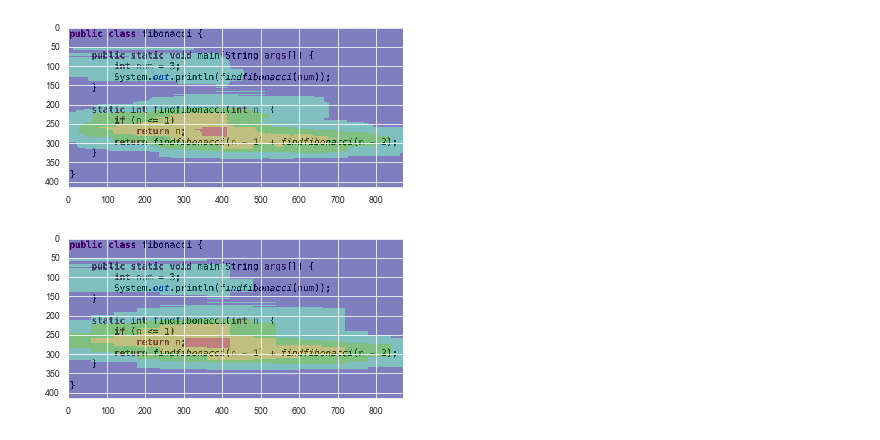
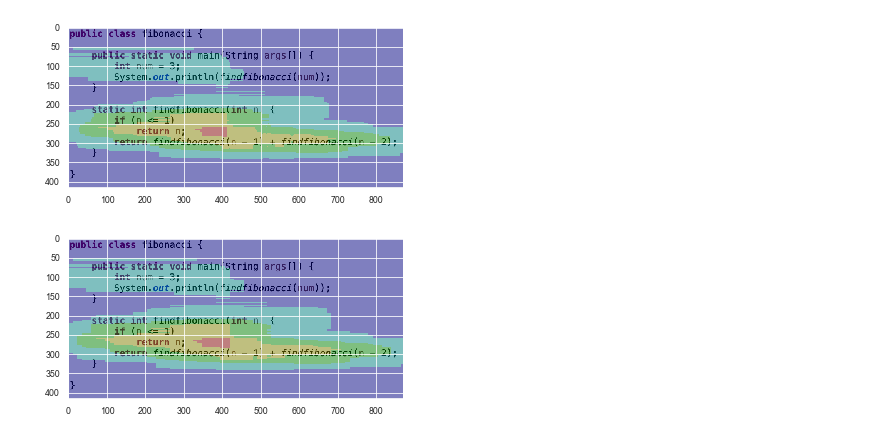
Before and after one commit to brains-on-code/REyeker, a Jupyter notebook: REyeker-DataAnalyses-Python/rEYEker_Pipeline.ipynb, the cells around one changed output. Drawn from its saved outputs; the diff is of its cells as text; code cells hidden in the pictures.

```diff
--- a/REyeker-DataAnalyses-Python/rEYEker_Pipeline.ipynb
+++ b/REyeker-DataAnalyses-Python/rEYEker_Pipeline.ipynb
@@ -762,17 +794,14 @@ How to analyze areas of interests?
 import modules.HeatmapHelpers as heathelpers
 
 treshhold = 0.25
-chunk_width = 60
+chunk_width = 12
 value = 1.0 / treshhold
 upper_limit = 0.2
 
 shape = average_heatmap_array[0].shape[0], average_heatmap_array[0].shape[1]
-width = shape[1]
 
 data = np.array(avergae_heatmask_array[0])
 data = np.reshape(data, shape)
-
-
 data = np.rint(data * value) / value
 data[data < upper_limit] = 0.0
 
@@ -784,19 +813,19 @@ imgplot0 = plt.imshow(im)
 # %% [output]
 [figure]
 # %%
-horizontal_data = np.zeros(data.shape)
+shape = average_heatmap_array[0].shape[0], average_heatmap_array[0].shape[1]
+horizontal_data = np.zeros(shape)
 
-for height_idx in range(len(data)):
-    for val in range(0, width, chunk_width):
+for height_idx in range(shape[0]):
+    for val in range(0, shape[1], chunk_width):
         max_val = data[height_idx, val:(val+chunk_width)].max()
         horizontal_data[height_idx, val:(val+chunk_width)] = max_val
 
-horizontal_data[horizontal_data < upper_limit] = 0.0
 heat_mask = horizontal_data.flatten().tolist()
 img = image_array[0].copy()
 heathelpers.draw_heat(img, heat_mask)
 
 imgplot0 = plt.imshow(img)
 # %% [output]
-[figure, old version]
+[figure, new version]
 # %%
```
Also changed, not shown: parts of 10 cells of this notebook.
